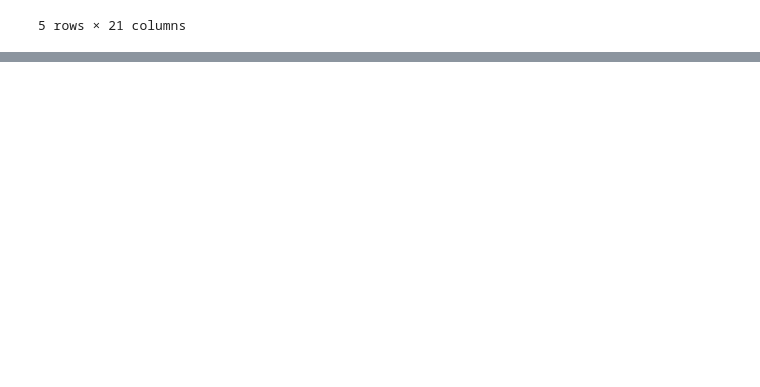
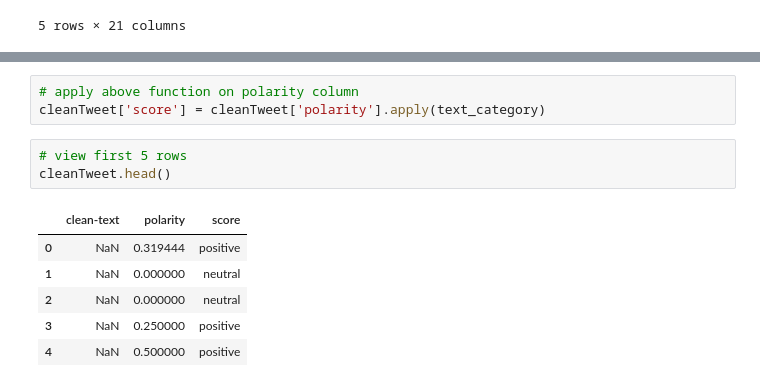
Before and after one commit to khaiyra/10xac-week0_task2, a Jupyter notebook: Challenge__Day2.ipynb, the cells around one changed output, grey strips where cells are left out. Drawn from its saved outputs; the diff is of its cells as text; blank space fills up the shorter version.

```diff
--- a/Challenge__Day2.ipynb
+++ b/Challenge__Day2.ipynb
@@ -249,0 +220,13 @@ SyntaxError: invalid character in identifier (<ipython-input-18-28378666c976>, l
+# %%
+# apply above function on polarity column
+cleanTweet['score'] = cleanTweet['polarity'].apply(text_category)
+# %%
+# view first 5 rows
+cleanTweet.head()
+# %% [output]
+|  | clean-text | polarity | score |
+| 0 | NaN | 0.319444 | positive |
+| 1 | NaN | 0.000000 | neutral |
+| 2 | NaN | 0.000000 | neutral |
+| 3 | NaN | 0.250000 | positive |
+| 4 | NaN | 0.500000 | positive |
```
Also changed, not shown: parts of 7 cells of this notebook.
